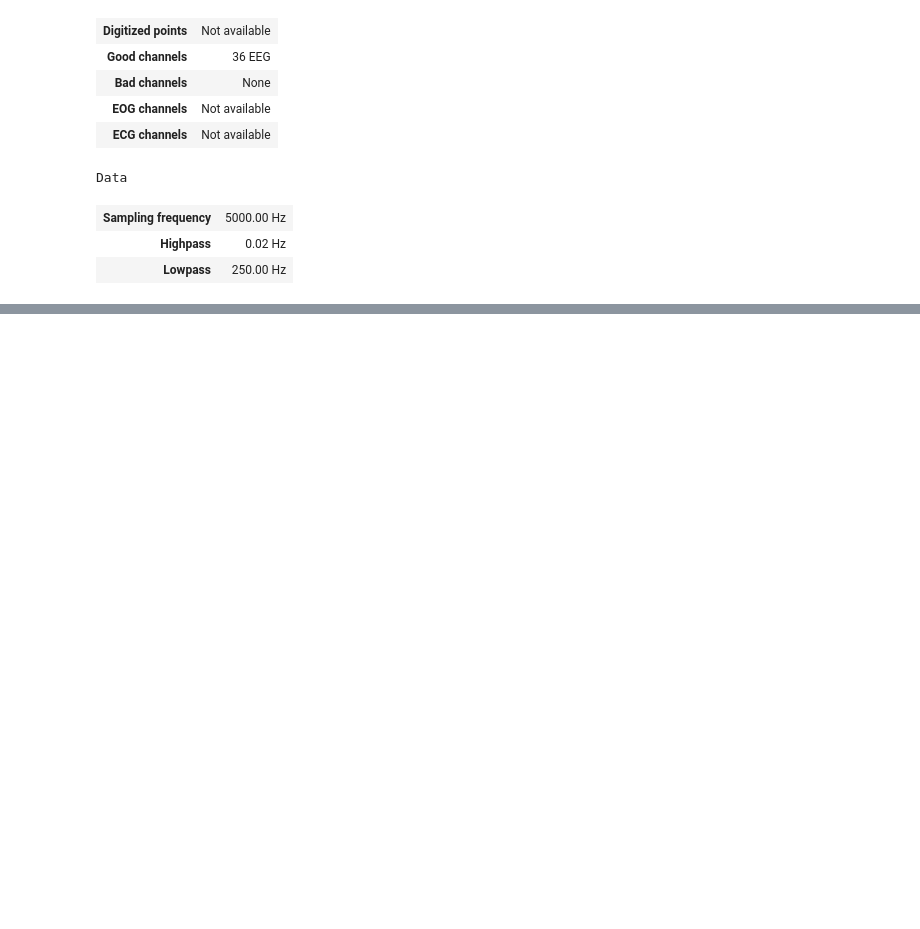
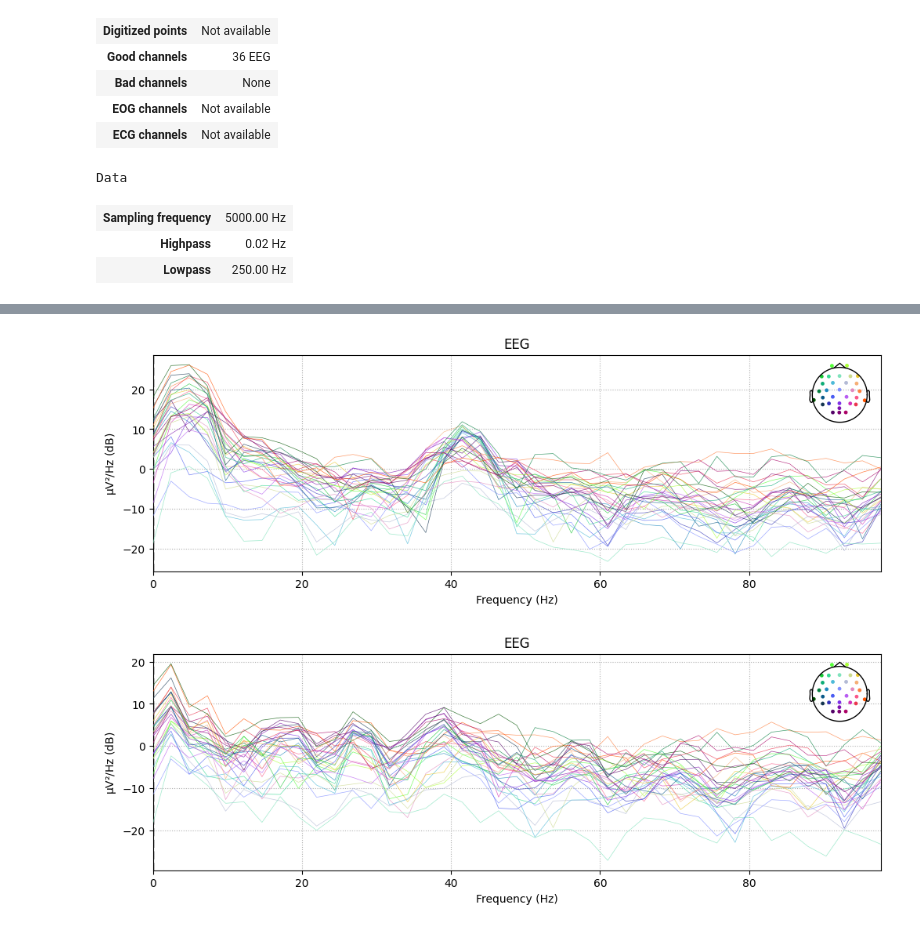
Before and after one commit to vferat/NeuXus, a Jupyter notebook: mne_lsl.ipynb, the cells around one changed output, grey strips where cells are left out. Cells and saved outputs as stored; diff of their text form; code cells hidden in the pictures; blank space fills up the shorter version.

```diff
--- a/mne_lsl.ipynb
+++ b/mne_lsl.ipynb
@@ -90,0 +79,6 @@ Data
+# %%
+ga_corrected.compute_psd(fmin=0, fmax=100).plot(spatial_colors=True);
+raw_cba.compute_psd(fmin=0, fmax=100).plot(spatial_colors=True);
+# %% [output]
+[figure, added]
+[figure, added]
```
Also changed, not shown: parts of 13 cells of this notebook.
